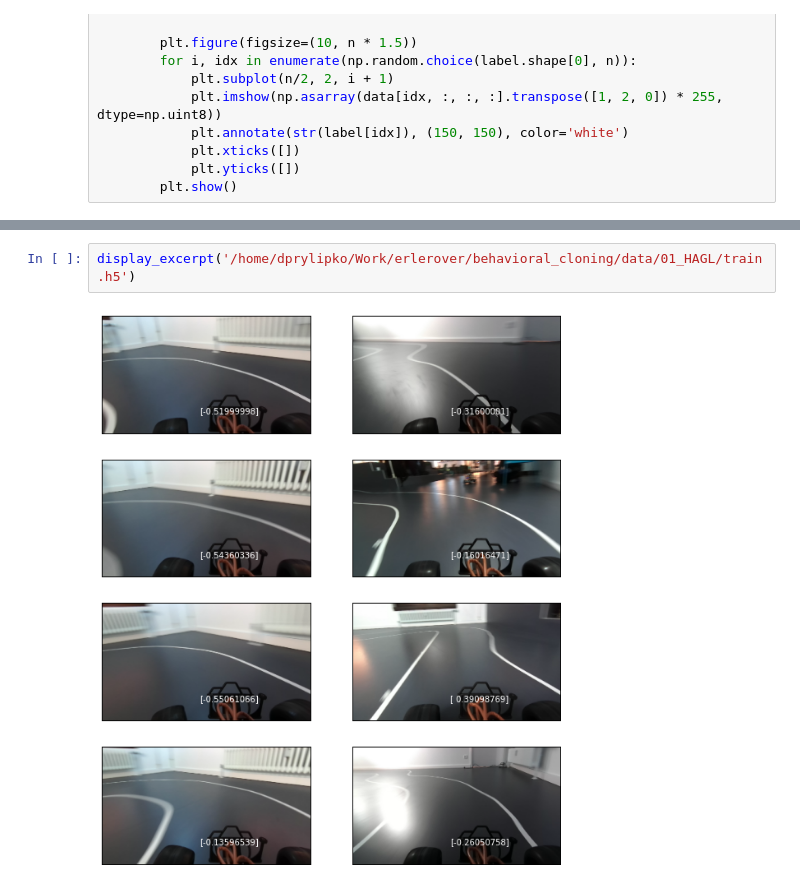
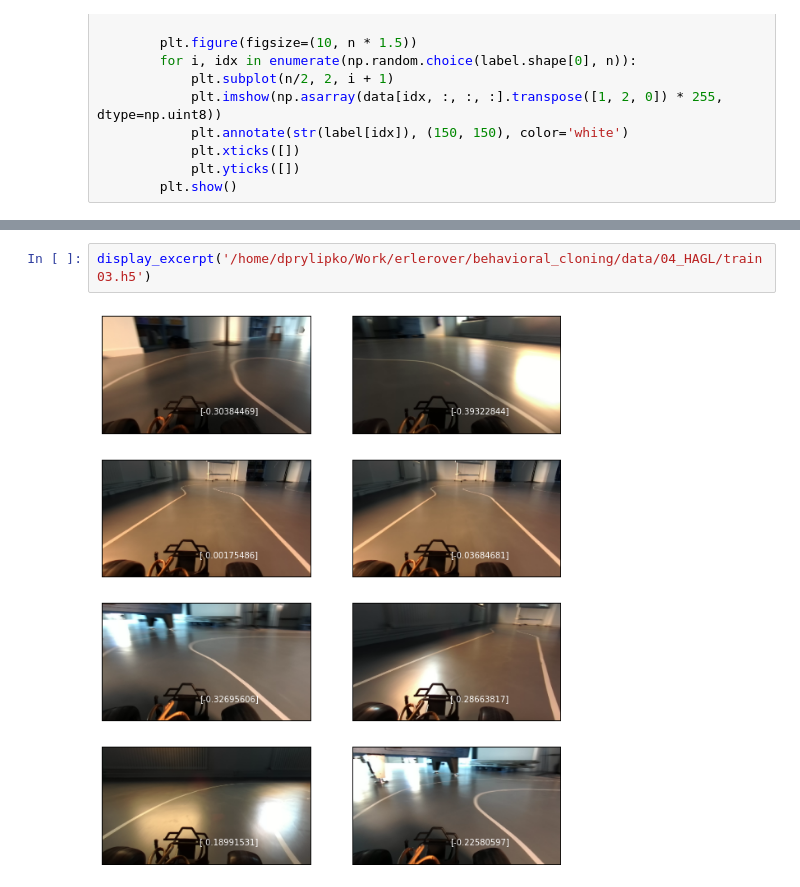
Before and after one commit to kometa-triatlon/roborace_erlerover, a Jupyter notebook: behavioral_cloning/tools/InspectHDF5.ipynb, the cells around one changed output, grey strips where cells are left out. Saved outputs shown, nothing was run; the diff lists cells and outputs as text.

```diff
--- a/behavioral_cloning/tools/InspectHDF5.ipynb
+++ b/behavioral_cloning/tools/InspectHDF5.ipynb
@@ -25,4 +25,4 @@ display_excerpt('/home/dprylipko/Work/erlerover/behavioral_cloning/data/01_HAGL/
 # %%
-display_excerpt('/home/dprylipko/Work/erlerover/behavioral_cloning/data/01_HAGL/train.h5')
+display_excerpt('/home/dprylipko/Work/erlerover/behavioral_cloning/data/04_HAGL/train03.h5')
 # %% [output]
-[figure, old version]
+[figure, new version]
```
Also changed, not shown: parts of 1 cell of this notebook, 4 other files.
